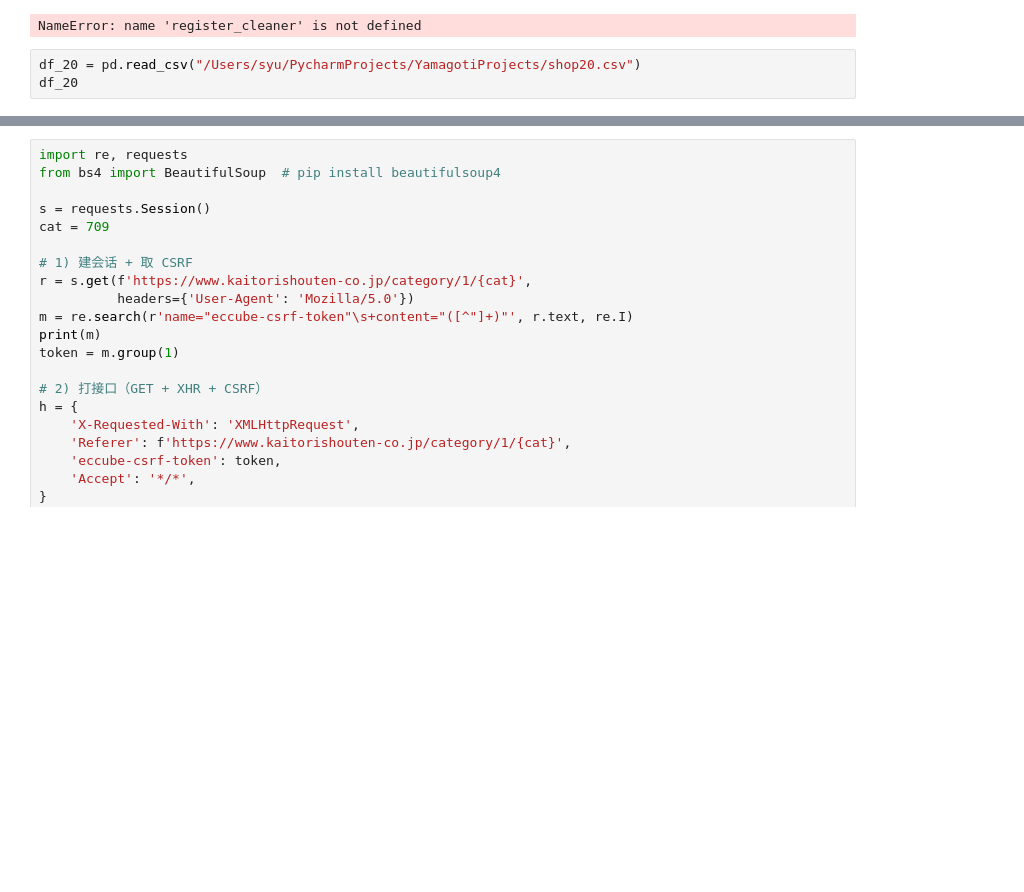
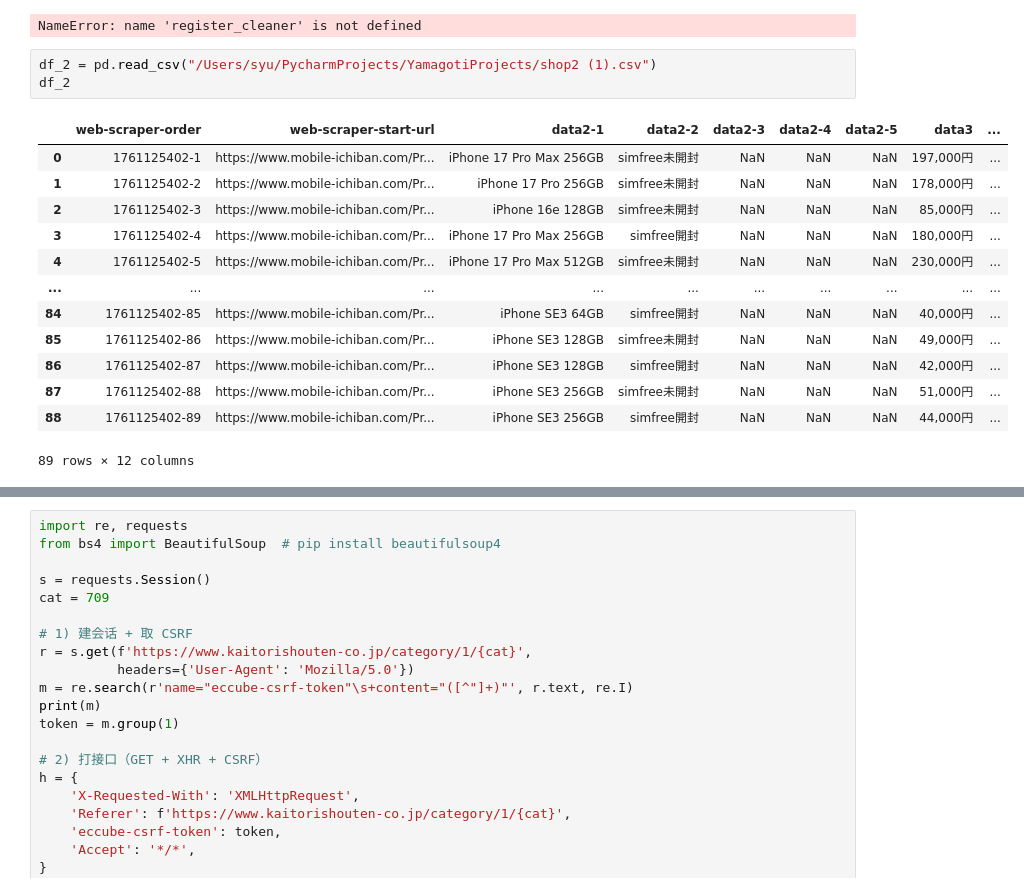
Before and after one commit to zhujiansamuel/YamagotiProjects, a Jupyter notebook: 代码验证.ipynb, the cells around one changed output, grey strips where cells are left out. Cells and saved outputs as stored; diff of their text form; blank space fills up the shorter version.

```diff
--- a/代码验证.ipynb
+++ b/代码验证.ipynb
@@ -2908,6 +2908,20 @@ def clean_shop20(df: pd.DataFrame) -> pd.DataFrame:
 # %% [output]
 NameError: name 'register_cleaner' is not defined
 # %%
-df_20 = pd.read_csv("/Users/syu/PycharmProjects/YamagotiProjects/shop20.csv")
-df_20
+df_2 = pd.read_csv("/Users/syu/PycharmProjects/YamagotiProjects/shop2 (1).csv")
+df_2
+# %% [output]
+|  | web-scraper-order | web-scraper-start-url | data2-1 | data2-2 | data2-3 | data2-4 | data2-5 | data3 | ... |
+| 0 | 1761125402-1 | https://www.mobile-ichiban.com/Pr... | iPhone 17 Pro Max 256GB | simfree未開封 | NaN | NaN | NaN | 197,000円 | ... |
+| 1 | 1761125402-2 | https://www.mobile-ichiban.com/Pr... | iPhone 17 Pro 256GB | simfree未開封 | NaN | NaN | NaN | 178,000円 | ... |
+| 2 | 1761125402-3 | https://www.mobile-ichiban.com/Pr... | iPhone 16e 128GB | simfree未開封 | NaN | NaN | NaN | 85,000円 | ... |
+| 3 | 1761125402-4 | https://www.mobile-ichiban.com/Pr... | iPhone 17 Pro Max 256GB | simfree開封 | NaN | NaN | NaN | 180,000円 | ... |
+| 4 | 1761125402-5 | https://www.mobile-ichiban.com/Pr... | iPhone 17 Pro Max 512GB | simfree未開封 | NaN | NaN | NaN | 230,000円 | ... |
+| ... | ... | ... | ... | ... | ... | ... | ... | ... | ... |
+| 84 | 1761125402-85 | https://www.mobile-ichiban.com/Pr... | iPhone SE3 64GB | simfree開封 | NaN | NaN | NaN | 40,000円 | ... |
+| 85 | 1761125402-86 | https://www.mobile-ichiban.com/Pr... | iPhone SE3 128GB | simfree未開封 | NaN | NaN | NaN | 49,000円 | ... |
+| 86 | 1761125402-87 | https://www.mobile-ichiban.com/Pr... | iPhone SE3 128GB | simfree開封 | NaN | NaN | NaN | 42,000円 | ... |
+| 87 | 1761125402-88 | https://www.mobile-ichiban.com/Pr... | iPhone SE3 256GB | simfree未開封 | NaN | NaN | NaN | 51,000円 | ... |
+| 88 | 1761125402-89 | https://www.mobile-ichiban.com/Pr... | iPhone SE3 256GB | simfree開封 | NaN | NaN | NaN | 44,000円 | ... |
+89 rows × 12 columns
 # %%
```
Also changed, not shown: parts of 1 cell of this notebook, 2 other files.
